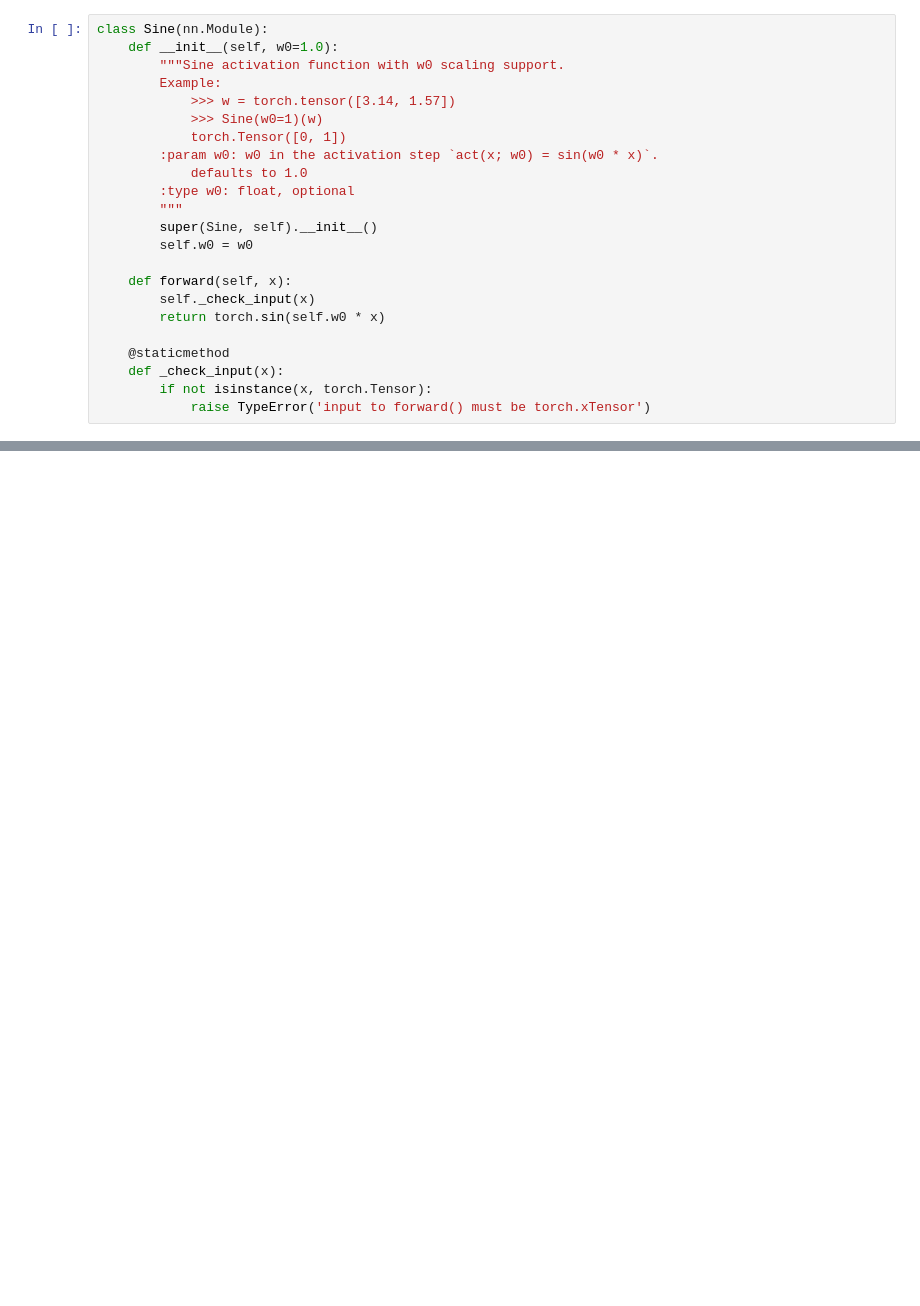
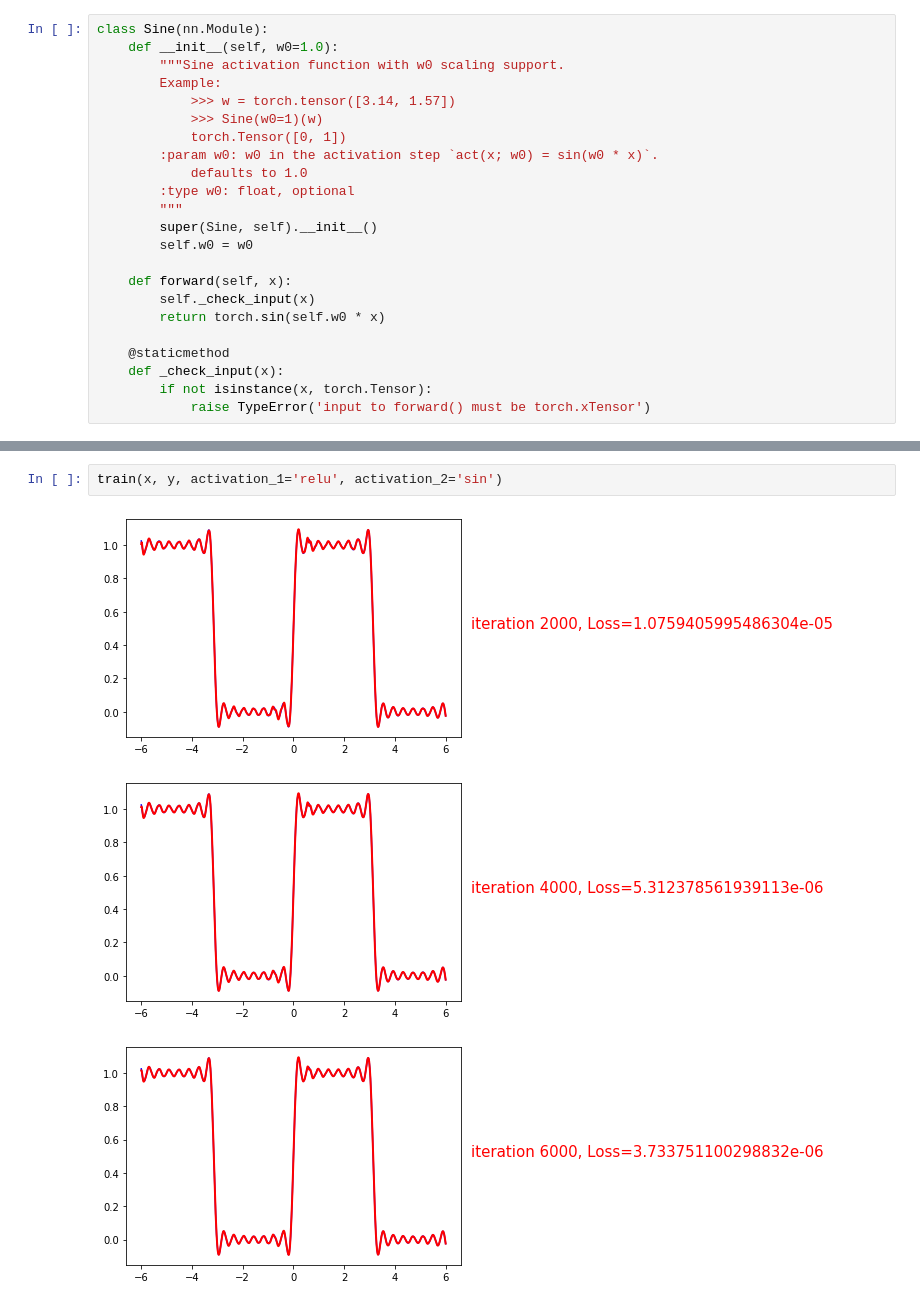
Before and after one commit to genglinliu/NTK-study, a Jupyter notebook: training_NN.ipynb, the cells around one changed output, grey strips where cells are left out. Cells and saved outputs as stored; diff of their text form; blank space fills up the shorter version.

```diff
--- a/training_NN.ipynb
+++ b/training_NN.ipynb
@@ -112,0 +113,6 @@ for t in range(6000):
+# %%
+train(x, y, activation_1='relu', activation_2='sin')
+# %% [output]
+[figure, added]
+[figure, added]
+[figure, added]
```
Also changed, not shown: parts of 8 cells of this notebook.
